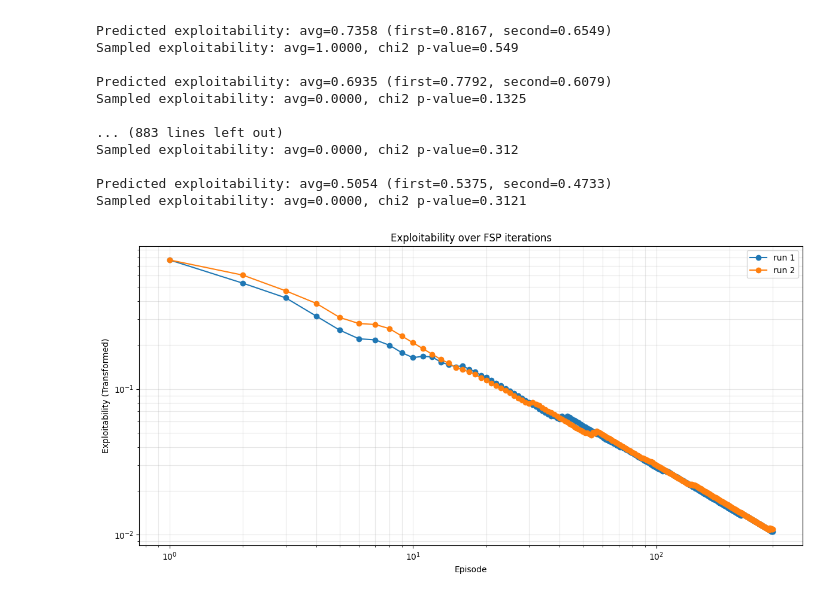
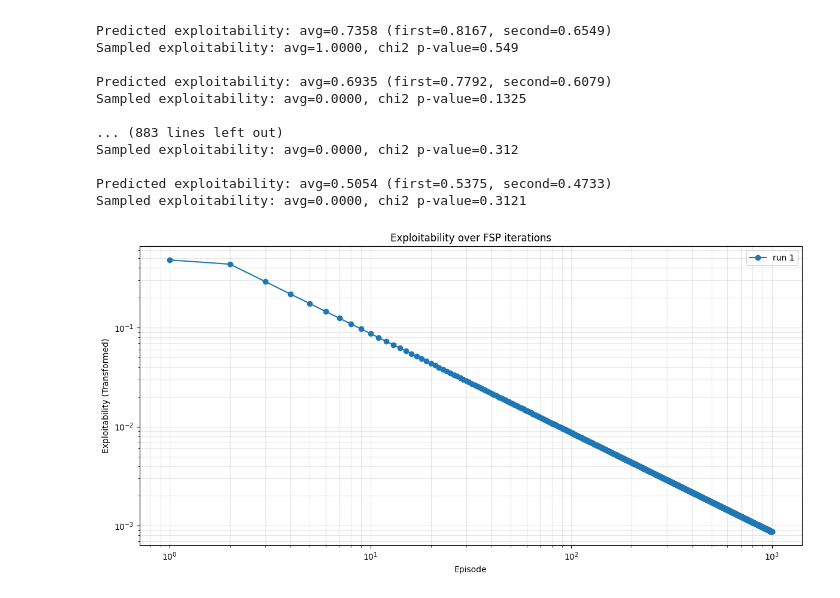
Before and after one commit to ImAdityaGupta/liars_poker, a Jupyter notebook: notebooks/dec_2025/remembering_everything.ipynb, the cells around one changed output. Saved outputs shown, nothing was run; the diff lists cells and outputs as text; code cells hidden in the pictures.

```diff
--- a/notebooks/dec_2025/remembering_everything.ipynb
+++ b/notebooks/dec_2025/remembering_everything.ipynb
@@ -37,5 +37,5 @@ from liars_poker.training.fsp import fsp_loop
 from liars_poker.algo.br_exact_efficient import best_response_exact as best_response_efficient
 from liars_poker.algo.br_exact import best_response_exact
 # %%
-spec = GameSpec(ranks=7, suits=2, hand_size=1, claim_kinds=("RankHigh", "Pair"), suit_symmetry=True)
+spec = GameSpec(ranks=10, suits=4, hand_size=2, claim_kinds=("RankHigh", "Pair"), suit_symmetry=True)
 rules = Rules(spec)
@@ -42,3 +70,3 @@ rules = Rules(spec)
 # %%
-answer, debug = fsp_loop(spec, best_response_exact, 10, episodes_test=1)
+answer, debug = fsp_loop(spec, best_response_exact, 1000, episodes_test=1)
 # %% [output]
@@ -81,9 +109,9 @@ Predicted exploitability: avg=0.5054 (first=0.5375, second=0.4733)
 Sampled exploitability: avg=0.0000, chi2 p-value=0.3121
 # %%
 from liars_poker.training.fsp import plot_exploitability_series
-ax = plot_exploitability_series([debug, info1], average=True, figsize=(12, 6), transform=True)
+ax = plot_exploitability_series([debug], average=True, figsize=(12, 6), transform=True)
 # or plot_exploitability_series(info, average=False)
 # %% [output]
-[figure, old version]
+[figure, new version]
 # %%
 from liars_poker.serialization import save_policy
```
Also changed, not shown: parts of 5 cells of this notebook, 1 other file.
